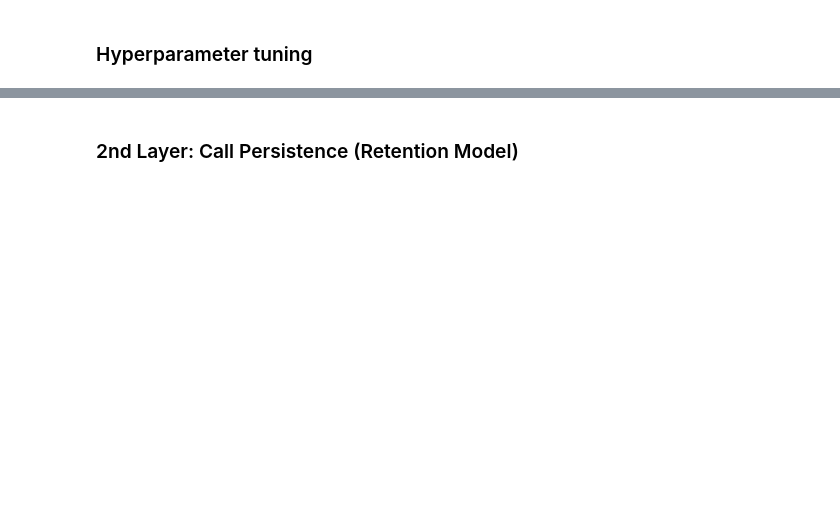
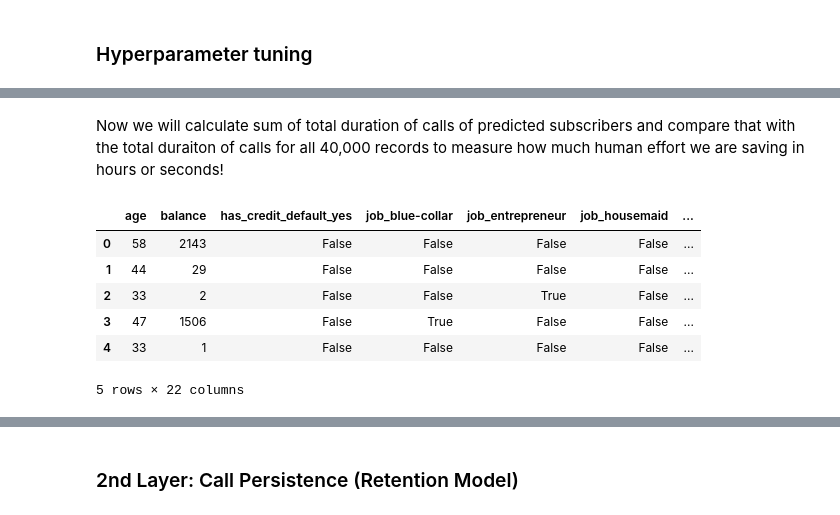
Before and after one commit to Areeb297/Term-Deposit-Marketing, a Jupyter notebook: Term_Deposit_Marketing.ipynb, the cells around one changed output, grey strips where cells are left out. Saved outputs shown, nothing was run; the diff lists cells and outputs as text; code cells hidden in the pictures; blank space fills up the shorter version.

```diff
--- a/Term_Deposit_Marketing.ipynb
+++ b/Term_Deposit_Marketing.ipynb
@@ -768,0 +1300,20 @@ Not Subscribed       0.93      0.64      0.76      7423
+# %%
+# Load the model
+with open('bernoulli_nb.pkl', 'rb') as model_file:
+    bernoulli_nb = pickle.load(model_file)
+
+# You can now use the loaded model to make predictions
+y_pred_loaded_model = bernoulli_nb.predict(X_test)
+# Perform 5-fold cross-validation on the best model
+cv_scores = cross_val_score(bernoulli_nb, X_train_balanced_enn, y_train_balanced_enn, cv=cv, scoring='accuracy')
+
+# Print average accuracy across the 5 folds
+print(f"Average Accuracy across 5 folds: {cv_scores.mean():.4f}")
+
+# Accuracy score with hyperparameter tuning
+accuracy_with_tuning = accuracy_score(y_test, y_pred_loaded_model)
+print(f"Accuracy with tuning: {accuracy_with_tuning:.4f}")
+
+# Print the classification report using the loaded model
+print("\nClassification Report from Loaded Model:")
+print(classification_report(y_test, y_pred_loaded_model, target_names=['Not Subscribed', 'Subscribed']))
@@ -768,0 +1376,18 @@ Not Subscribed       0.93      0.64      0.76      7423
+# %% [markdown]
+Now we will calculate sum of total duration of calls of predicted subscribers and compare that with the total duraiton of calls for all 40,000 records to measure how much human effort we are saving in hours or seconds!
+# %%
+# Step 1: Predict on the dataset
+y_pred = bernoulli_nb.predict(X)
+
+# Step 2: Add the predictions to the original DataFrame
+X['predicted_subscribed'] = y_pred
+
+X.head()
+# %% [output]
+|  | age | balance | has_credit_default_yes | job_blue-collar | job_entrepreneur | job_housemaid | ... |
+| 0 | 58 | 2143 | False | False | False | False | ... |
+| 1 | 44 | 29 | False | False | False | False | ... |
+| 2 | 33 | 2 | False | False | True | False | ... |
+| 3 | 47 | 1506 | False | True | False | False | ... |
+| 4 | 33 | 1 | False | False | False | False | ... |
+5 rows × 22 columns
```
Also changed, not shown: parts of 72 cells of this notebook.
